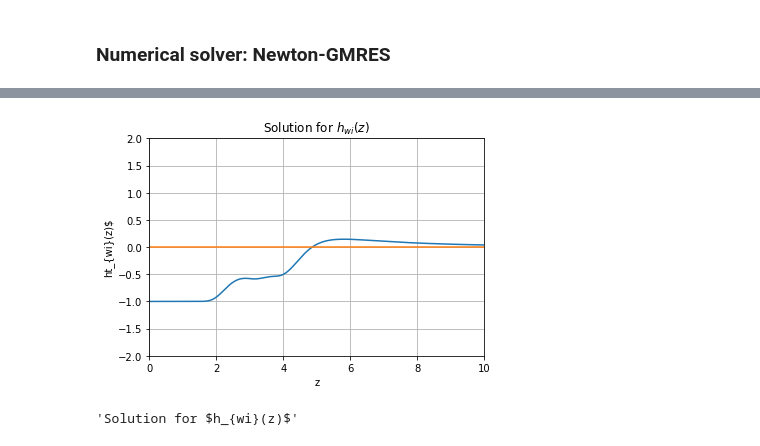
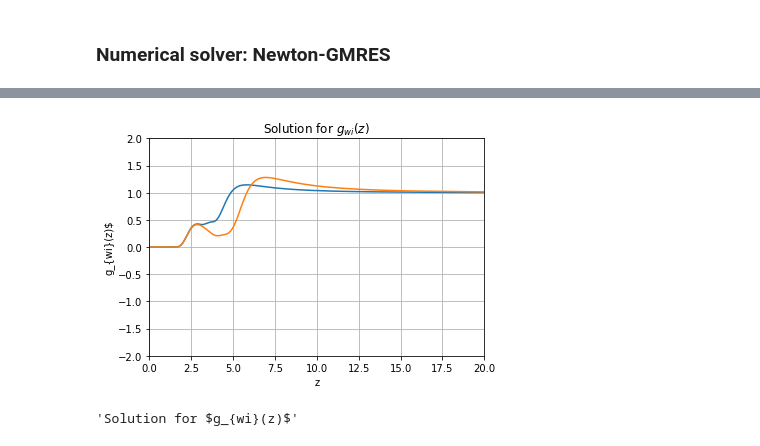
Before and after one commit to Mjboothaus/PhD-Thesis, a Jupyter notebook: notebooks/singlet_kcl.ipynb, the cells around one changed output, grey strips where cells are left out. Cells and saved outputs as stored; diff of their text form; code cells hidden in the pictures.

```diff
--- a/notebooks/singlet_kcl.ipynb
+++ b/notebooks/singlet_kcl.ipynb
@@ -100,2 +110,2 @@ beta = 1.0 / (Boltzmann * temperature)
 # %%
-epsilon = 4.0 * np.pi * eps_r * epsilon_0   # units same as $\epsilon_0$
+epsilon = 4.0 * np.pi * fluid.epsilon_r * epsilon_0   # units same as $\epsilon_0$
@@ -106,3 +112,8 @@ epsilon
+# %%
+valence = fluid.valence
+concentration = fluid.concentration
+n_pair = fluid.n_pair
+n_component = fluid.n_component
 # %% [markdown]
 Model potential KCl
 # %%
@@ -376,7 +389,7 @@ make_simple_plot(z, tw, "z", "$t_{wi}(z)$", "Initial guess for $t_{wi}(z)$")
 # %%
 def calc_hw(tw, beta_phiw):
     for i in range(n_component):
-        hw[:, i] = np.exp(tw[:, i]) * np.exp(-beta_phiw[:, i]) - 1.0
-        return hw
+        hw[:, i] = np.exp(tw[:, i] - beta_phiw[:, i]) - 1.0
+    return hw
 # %%
 hw = calc_hw(tw, beta_phiw)
@@ -396,12 +414,14 @@ $$ t_{wi}(z) ~=~ - \beta q_i \psi_0 + 2 \pi \sum_{j} \bar{\rho_j} \left \{  z f_
 # %%
 int_0_infty = np.zeros((n_point, n_pair))
 # %%
+#TODO: Get limits to make sure treating end points of arrays appropriately
+
 def calc_tw(tw, beta_psi, beta_phiw, rho, f1, f2, z):
     hw = calc_hw(tw, beta_phiw)
 
     for i in range(n_component):
         tw[:, i] = -beta_psi[i]
-        for k in range(1, n_point):
+        for k in range(n_point):
             z_minus_t = np.flip(z_indices[:k])
             t_minus_z = z_indices[k:] - k
             int_0_z[k, i] = trapezoid(y=z[:k] * hw[:k, i], x=z[:k])
@@ -457,7 +482,7 @@ array([[-0.00000000e+00,  0.00000000e+00],
 # %%
 hw_solution = calc_hw(tw_solution, beta_phiw)
 # %%
-make_simple_plot(z, hw_solution, "z", "ht_{wi}(z)$", "Solution for $h_{wi}(z)$", yliml=[-2, 2])
+make_simple_plot(z, hw_solution+1, "z", "g_{wi}(z)$", "Solution for $g_{wi}(z)$", xliml=[0, 20], yliml=[-2, 2])
 # %% [output]
-[figure, old version]
+[figure, new version]
-'Solution for $h_{wi}(z)$'
+'Solution for $g_{wi}(z)$'
```
Also changed, not shown: parts of 20 cells of this notebook, 6 other files.
